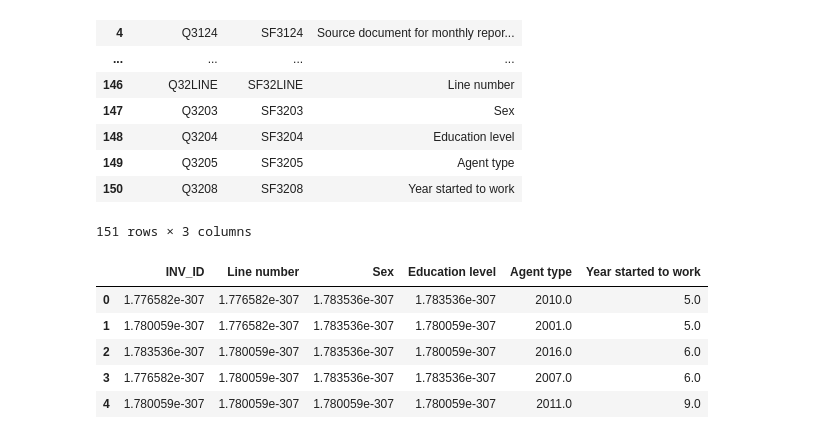
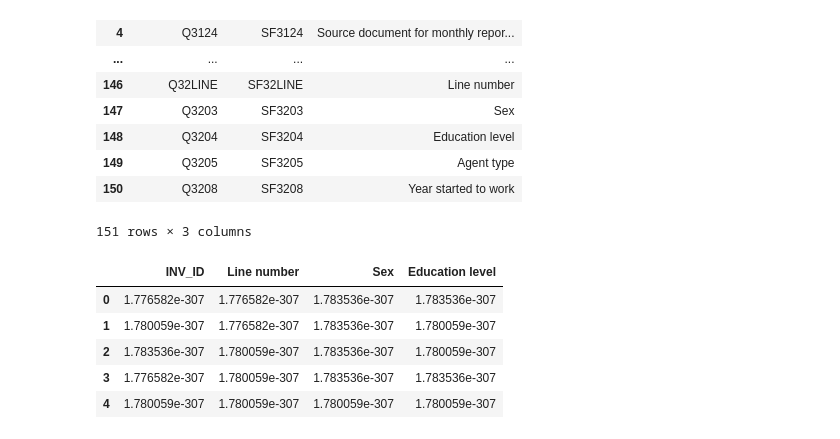
Before and after one commit to Maickery/Child_of_change, a Jupyter notebook: Child_of_change.ipynb, the cells around one changed output. Saved outputs shown, nothing was run; the diff lists cells and outputs as text; code cells hidden in the pictures.

```diff
--- a/Child_of_change.ipynb
+++ b/Child_of_change.ipynb
@@ -379,7 +327,6 @@ colums
  'Provider treatments or counsel:No Deworming treatment']
 # %%
 #country-specific
-url='./DATTTT specifique au pays/HTCHA7AFLSR.SAS7BDAT'
-df_cs = pd. read_sas(url,encoding='latin8')
+df_cs = pd.read_csv(r'Dict_soins_prenat')
 df_cs
 # %% [output]
@@ -440,12 +387,12 @@ b = dicc['data']#.keys()
 # %%
 rename_filter2 = dict(b)
 # %%
-df_final2= df_cs.rename(columns = rename_filter2)
+df_final2= df_cs.rename(columns = rename_filter2).drop(['Agent type','Year started to work'],  axis = 1 )
 df_final2.head()
 # %% [output]
-|  | INV_ID | Line number | Sex | Education level | Agent type | Year started to work |
-| 0 | 1.776582e-307 | 1.776582e-307 | 1.783536e-307 | 1.783536e-307 | 2010.0 | 5.0 |
-| 1 | 1.780059e-307 | 1.776582e-307 | 1.783536e-307 | 1.780059e-307 | 2001.0 | 5.0 |
-| 2 | 1.783536e-307 | 1.780059e-307 | 1.783536e-307 | 1.780059e-307 | 2016.0 | 6.0 |
-| 3 | 1.776582e-307 | 1.780059e-307 | 1.783536e-307 | 1.783536e-307 | 2007.0 | 6.0 |
-| 4 | 1.780059e-307 | 1.780059e-307 | 1.780059e-307 | 1.780059e-307 | 2011.0 | 9.0 |
+|  | INV_ID | Line number | Sex | Education level |
+| 0 | 1.776582e-307 | 1.776582e-307 | 1.783536e-307 | 1.783536e-307 |
+| 1 | 1.780059e-307 | 1.776582e-307 | 1.783536e-307 | 1.780059e-307 |
+| 2 | 1.783536e-307 | 1.780059e-307 | 1.783536e-307 | 1.780059e-307 |
+| 3 | 1.776582e-307 | 1.780059e-307 | 1.783536e-307 | 1.783536e-307 |
+| 4 | 1.780059e-307 | 1.780059e-307 | 1.780059e-307 | 1.780059e-307 |
```
Also changed, not shown: parts of 11 cells of this notebook, 8 other files.
